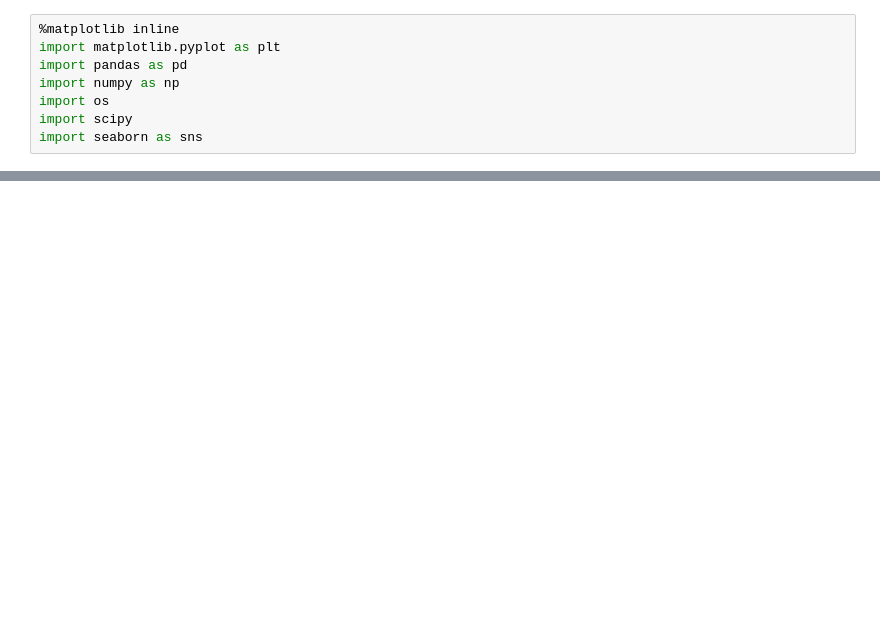
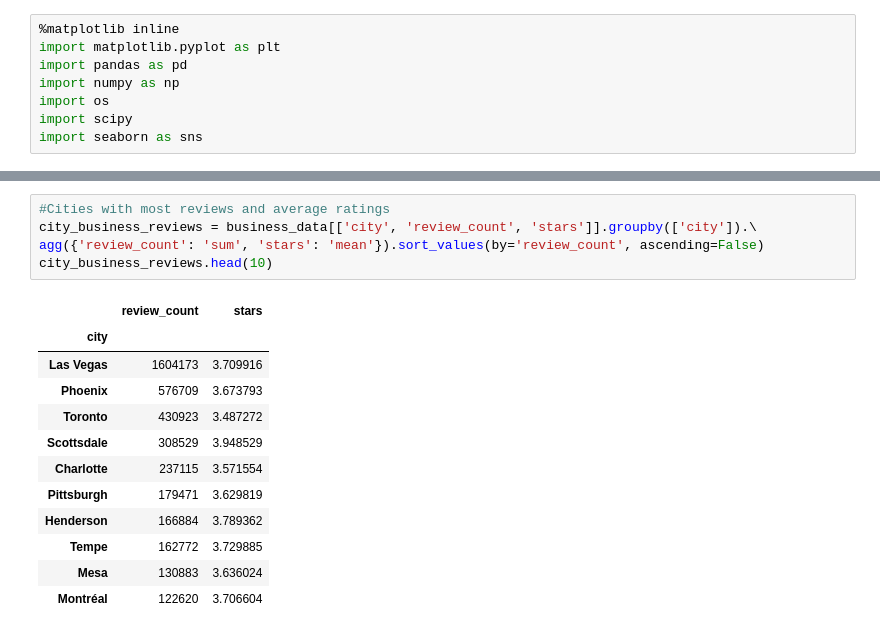
Before and after one commit to LCalso/Calso_Project1_Yelp-Star-Rating, a Jupyter notebook: Calso_Project1_Yelp.ipynb, the cells around one changed output, grey strips where cells are left out. Drawn from its saved outputs; the diff is of its cells as text; blank space fills up the shorter version.

```diff
--- a/Calso_Project1_Yelp.ipynb
+++ b/Calso_Project1_Yelp.ipynb
@@ -8,0 +83,18 @@ import seaborn as sns
+# %%
+#Cities with most reviews and average ratings
+city_business_reviews = business_data[['city', 'review_count', 'stars']].groupby(['city']).\
+agg({'review_count': 'sum', 'stars': 'mean'}).sort_values(by='review_count', ascending=False)
+city_business_reviews.head(10)
+# %% [output]
+|  | review_count | stars |
+| city |  |  |
+| Las Vegas | 1604173 | 3.709916 |
+| Phoenix | 576709 | 3.673793 |
+| Toronto | 430923 | 3.487272 |
+| Scottsdale | 308529 | 3.948529 |
+| Charlotte | 237115 | 3.571554 |
+| Pittsburgh | 179471 | 3.629819 |
+| Henderson | 166884 | 3.789362 |
+| Tempe | 162772 | 3.729885 |
+| Mesa | 130883 | 3.636024 |
+| Montréal | 122620 | 3.706604 |
```
Also changed, not shown: parts of 11 cells of this notebook.
